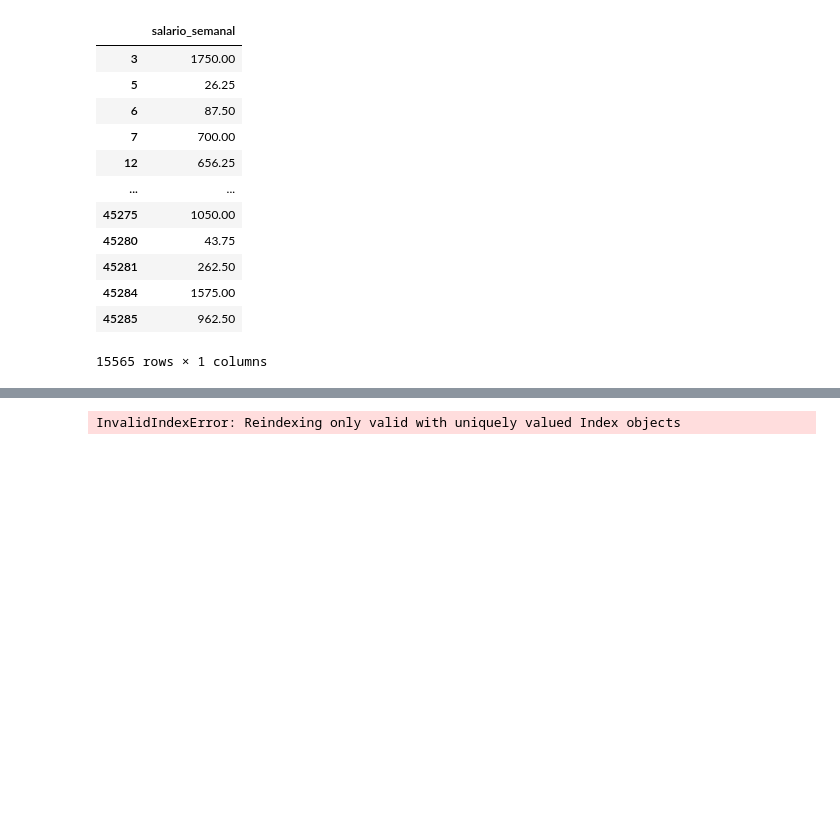
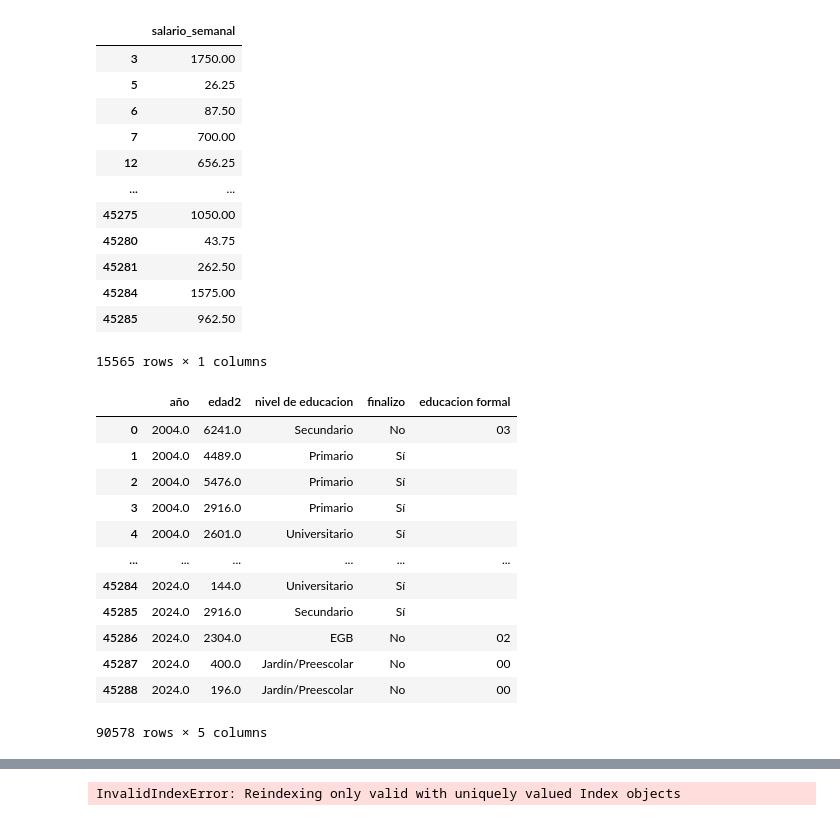
Before and after one commit to jtomasello247/Big_Data_TP3_Grupo13, a Jupyter notebook: TP3.ipynb, the cells around one changed output, grey strips where cells are left out. Cells and saved outputs as stored; diff of their text form; code cells hidden in the pictures; blank space fills up the shorter version.

```diff
--- a/TP3.ipynb
+++ b/TP3.ipynb
@@ -850,5 +819,20 @@ df_salario
 15565 rows × 1 columns
 # %%
 df_edad2educ = pd.concat([edad2, educ], axis=1).dropna()
+df_edad2educ
+# %% [output]
+|  | año | edad2 | nivel de educacion | finalizo | educacion formal |
+| 0 | 2004.0 | 6241.0 | Secundario | No | 03 |
+| 1 | 2004.0 | 4489.0 | Primario | Sí |  |
+| 2 | 2004.0 | 5476.0 | Primario | Sí |  |
+| 3 | 2004.0 | 2916.0 | Primario | Sí |  |
+| 4 | 2004.0 | 2601.0 | Universitario | Sí |  |
+| ... | ... | ... | ... | ... | ... |
+| 45284 | 2024.0 | 144.0 | Universitario | Sí |  |
+| 45285 | 2024.0 | 2916.0 | Secundario | Sí |  |
+| 45286 | 2024.0 | 2304.0 | EGB | No | 02 |
+| 45287 | 2024.0 | 400.0 | Jardín/Preescolar | No | 00 |
+| 45288 | 2024.0 | 196.0 | Jardín/Preescolar | No | 00 |
+90578 rows × 5 columns
 # %%
 df_horassalario =pd.concat([df_salario, df_horastrab], axis=1).dropna()
```
Also changed, not shown: parts of 4 cells of this notebook.
